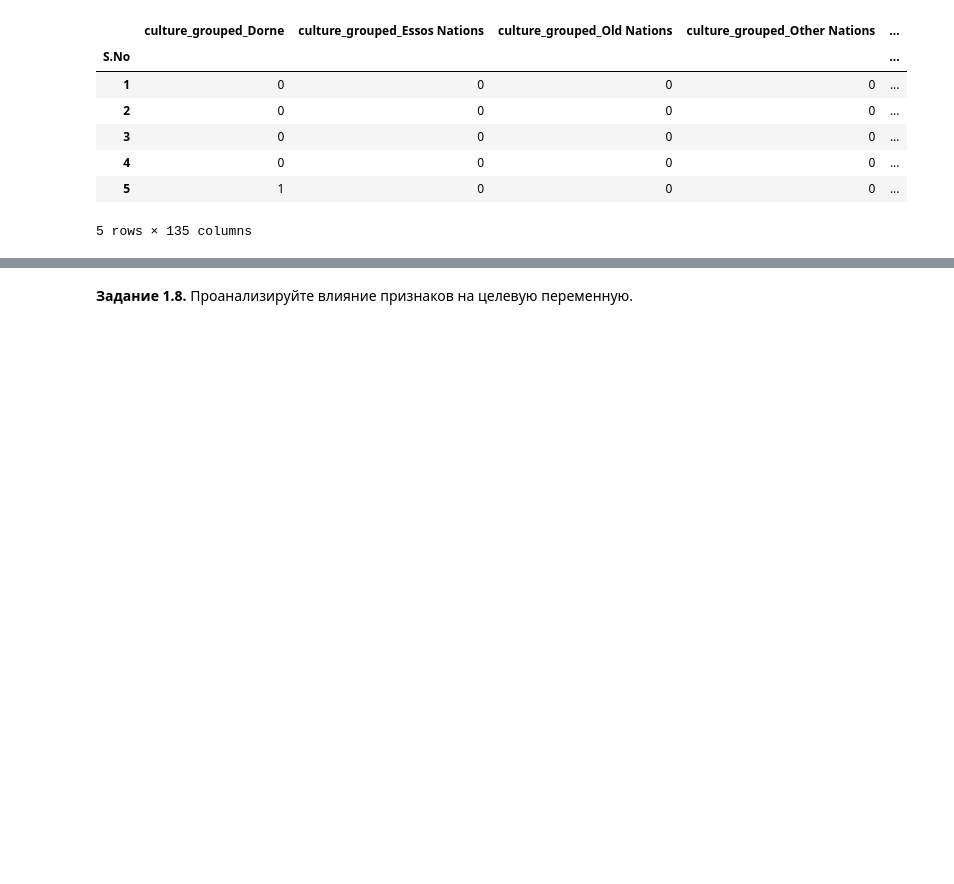
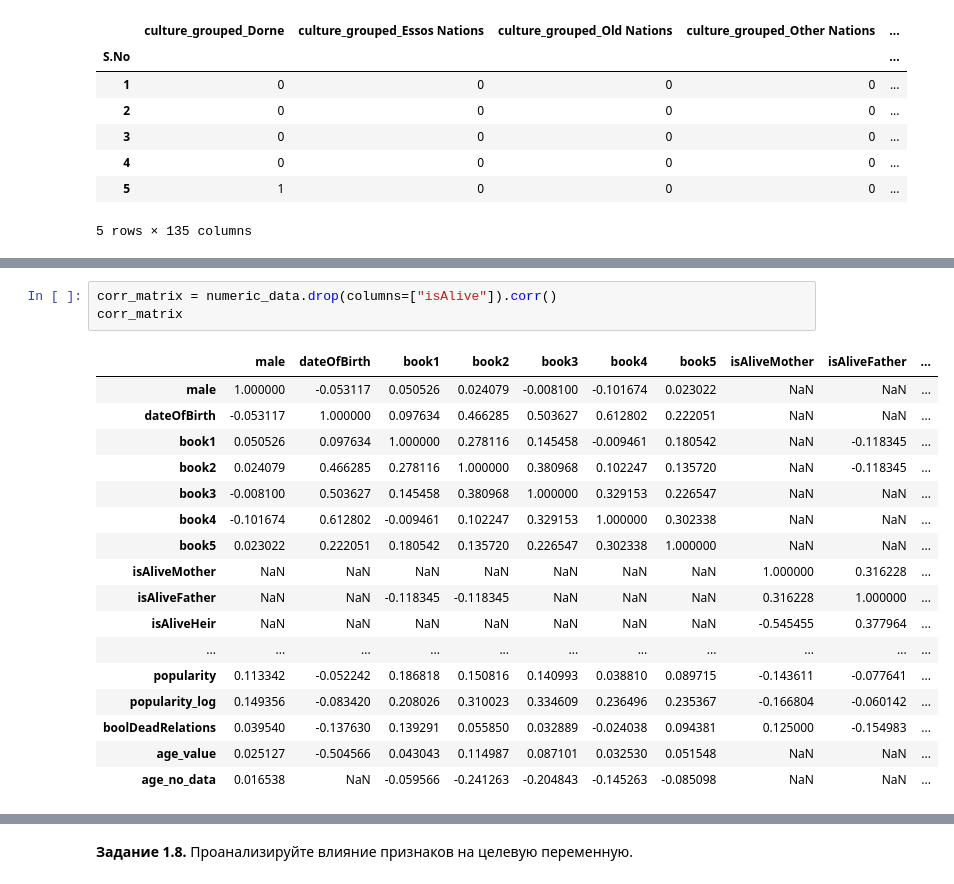
Before and after one commit to rodionP007/courses_MFTI, a Jupyter notebook: week_01_ml_intro/Homework/hw_1_game_of_thrones.ipynb, the cells around one changed output, grey strips where cells are left out. Saved outputs shown, nothing was run; the diff lists cells and outputs as text; blank space fills up the shorter version.

```diff
--- a/week_01_ml_intro/Homework/hw_1_game_of_thrones.ipynb
+++ b/week_01_ml_intro/Homework/hw_1_game_of_thrones.ipynb
@@ -852,0 +867,21 @@ encoded_data.head()
+# %%
+corr_matrix = numeric_data.drop(columns=["isAlive"]).corr()
+corr_matrix
+# %% [output]
+|  | male | dateOfBirth | book1 | book2 | book3 | book4 | book5 | isAliveMother | isAliveFather | ... |
+| male | 1.000000 | -0.053117 | 0.050526 | 0.024079 | -0.008100 | -0.101674 | 0.023022 | NaN | NaN | ... |
+| dateOfBirth | -0.053117 | 1.000000 | 0.097634 | 0.466285 | 0.503627 | 0.612802 | 0.222051 | NaN | NaN | ... |
+| book1 | 0.050526 | 0.097634 | 1.000000 | 0.278116 | 0.145458 | -0.009461 | 0.180542 | NaN | -0.118345 | ... |
+| book2 | 0.024079 | 0.466285 | 0.278116 | 1.000000 | 0.380968 | 0.102247 | 0.135720 | NaN | -0.118345 | ... |
+| book3 | -0.008100 | 0.503627 | 0.145458 | 0.380968 | 1.000000 | 0.329153 | 0.226547 | NaN | NaN | ... |
+| book4 | -0.101674 | 0.612802 | -0.009461 | 0.102247 | 0.329153 | 1.000000 | 0.302338 | NaN | NaN | ... |
+| book5 | 0.023022 | 0.222051 | 0.180542 | 0.135720 | 0.226547 | 0.302338 | 1.000000 | NaN | NaN | ... |
+| isAliveMother | NaN | NaN | NaN | NaN | NaN | NaN | NaN | 1.000000 | 0.316228 | ... |
+| isAliveFather | NaN | NaN | -0.118345 | -0.118345 | NaN | NaN | NaN | 0.316228 | 1.000000 | ... |
+| isAliveHeir | NaN | NaN | NaN | NaN | NaN | NaN | NaN | -0.545455 | 0.377964 | ... |
+| ... | ... | ... | ... | ... | ... | ... | ... | ... | ... | ... |
+| popularity | 0.113342 | -0.052242 | 0.186818 | 0.150816 | 0.140993 | 0.038810 | 0.089715 | -0.143611 | -0.077641 | ... |
+| popularity_log | 0.149356 | -0.083420 | 0.208026 | 0.310023 | 0.334609 | 0.236496 | 0.235367 | -0.166804 | -0.060142 | ... |
+| boolDeadRelations | 0.039540 | -0.137630 | 0.139291 | 0.055850 | 0.032889 | -0.024038 | 0.094381 | 0.125000 | -0.154983 | ... |
+| age_value | 0.025127 | -0.504566 | 0.043043 | 0.114987 | 0.087101 | 0.032530 | 0.051548 | NaN | NaN | ... |
+| age_no_data | 0.016538 | NaN | -0.059566 | -0.241263 | -0.204843 | -0.145263 | -0.085098 | NaN | NaN | ... |
```
Also changed, not shown: parts of 26 cells of this notebook.
